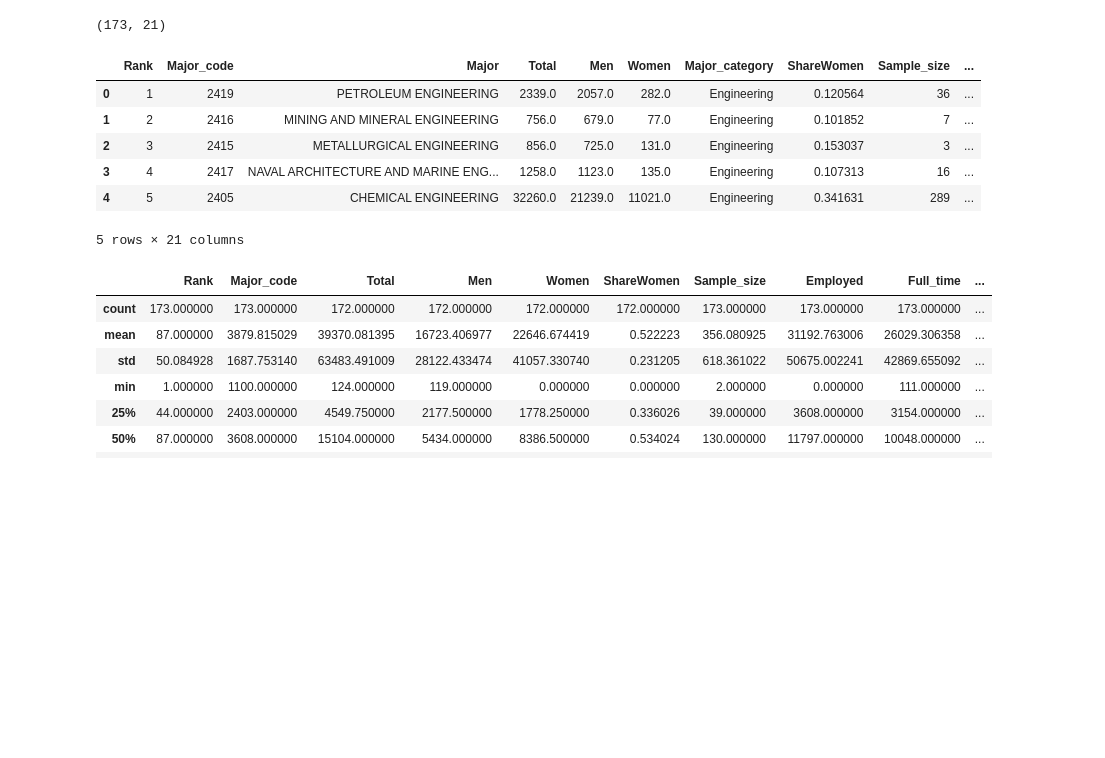
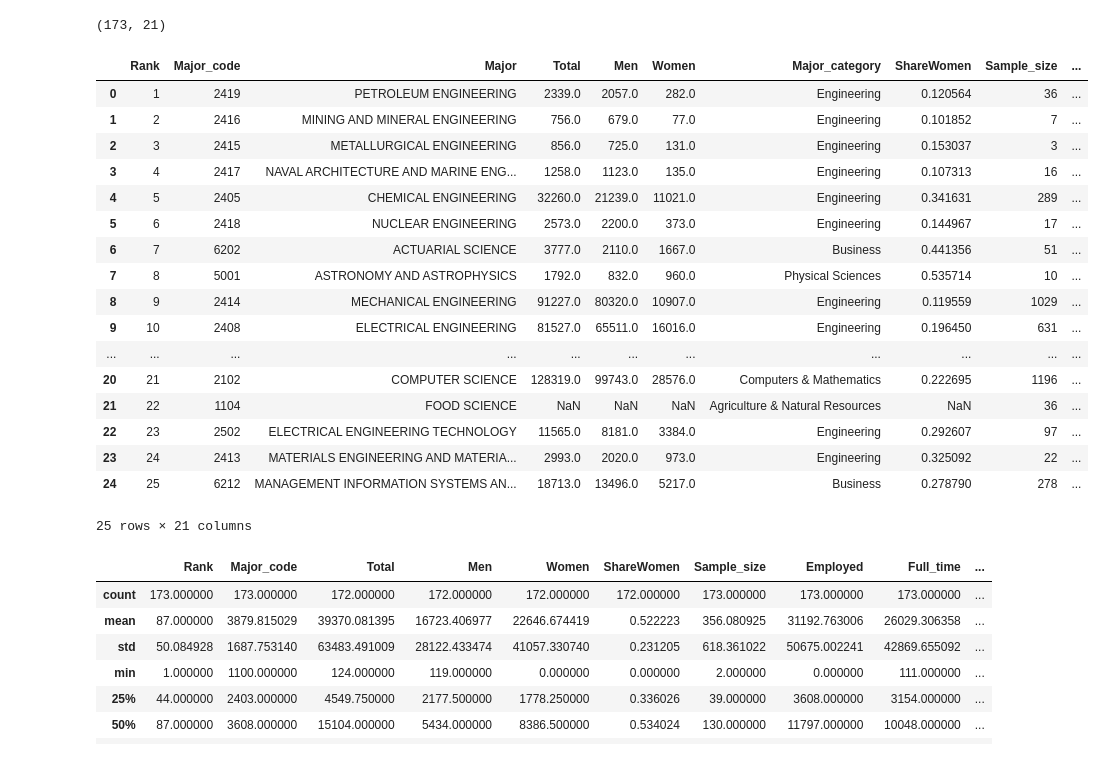
Before and after one commit to brendenwest/cis276, a Jupyter notebook: 4_exploratory_data_analysis.ipynb, the cells around one changed output. Drawn from its saved outputs; the diff is of its cells as text; code cells hidden in the pictures; blank space fills up the shorter version.

```diff
--- a/4_exploratory_data_analysis.ipynb
+++ b/4_exploratory_data_analysis.ipynb
@@ -53,15 +53,26 @@ df.shape  # show number of rows & columns
 # %% [output]
 (173, 21)
 # %%
-df.head() # show first 5 rows of data
+df.head(25) # show first 5 rows of data
 # %% [output]
 |  | Rank | Major_code | Major | Total | Men | Women | Major_category | ShareWomen | Sample_size | ... |
 | 0 | 1 | 2419 | PETROLEUM ENGINEERING | 2339.0 | 2057.0 | 282.0 | Engineering | 0.120564 | 36 | ... |
 | 1 | 2 | 2416 | MINING AND MINERAL ENGINEERING | 756.0 | 679.0 | 77.0 | Engineering | 0.101852 | 7 | ... |
 | 2 | 3 | 2415 | METALLURGICAL ENGINEERING | 856.0 | 725.0 | 131.0 | Engineering | 0.153037 | 3 | ... |
 | 3 | 4 | 2417 | NAVAL ARCHITECTURE AND MARINE ENG... | 1258.0 | 1123.0 | 135.0 | Engineering | 0.107313 | 16 | ... |
 | 4 | 5 | 2405 | CHEMICAL ENGINEERING | 32260.0 | 21239.0 | 11021.0 | Engineering | 0.341631 | 289 | ... |
+| 5 | 6 | 2418 | NUCLEAR ENGINEERING | 2573.0 | 2200.0 | 373.0 | Engineering | 0.144967 | 17 | ... |
+| 6 | 7 | 6202 | ACTUARIAL SCIENCE | 3777.0 | 2110.0 | 1667.0 | Business | 0.441356 | 51 | ... |
+| 7 | 8 | 5001 | ASTRONOMY AND ASTROPHYSICS | 1792.0 | 832.0 | 960.0 | Physical Sciences | 0.535714 | 10 | ... |
+| 8 | 9 | 2414 | MECHANICAL ENGINEERING | 91227.0 | 80320.0 | 10907.0 | Engineering | 0.119559 | 1029 | ... |
+| 9 | 10 | 2408 | ELECTRICAL ENGINEERING | 81527.0 | 65511.0 | 16016.0 | Engineering | 0.196450 | 631 | ... |
+| ... | ... | ... | ... | ... | ... | ... | ... | ... | ... | ... |
+| 20 | 21 | 2102 | COMPUTER SCIENCE | 128319.0 | 99743.0 | 28576.0 | Computers & Mathematics | 0.222695 | 1196 | ... |
+| 21 | 22 | 1104 | FOOD SCIENCE | NaN | NaN | NaN | Agriculture & Natural Resources | NaN | 36 | ... |
+| 22 | 23 | 2502 | ELECTRICAL ENGINEERING TECHNOLOGY | 11565.0 | 8181.0 | 3384.0 | Engineering | 0.292607 | 97 | ... |
+| 23 | 24 | 2413 | MATERIALS ENGINEERING AND MATERIA... | 2993.0 | 2020.0 | 973.0 | Engineering | 0.325092 | 22 | ... |
+| 24 | 25 | 6212 | MANAGEMENT INFORMATION SYSTEMS AN... | 18713.0 | 13496.0 | 5217.0 | Business | 0.278790 | 278 | ... |
-5 rows × 21 columns
+25 rows × 21 columns
 # %%
 df.describe() # show basic summary statistics for the data
 # %% [output]
```
Also changed, not shown: parts of 3 cells of this notebook.
